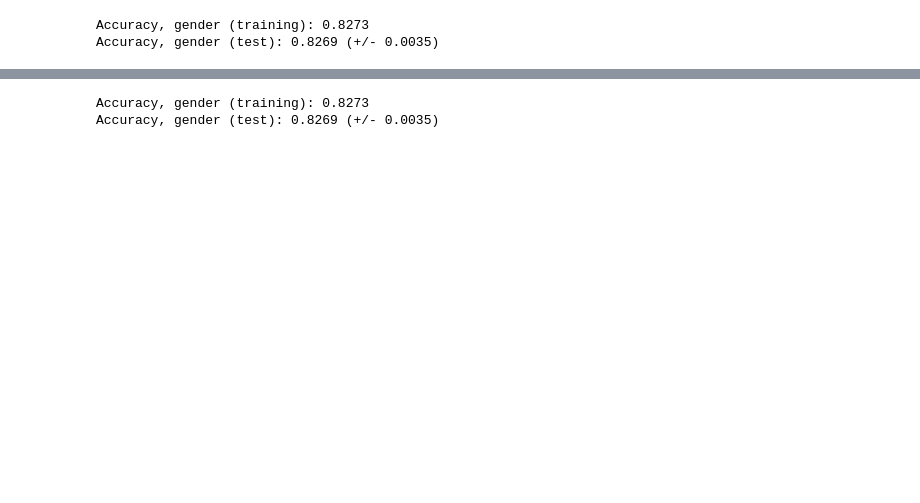
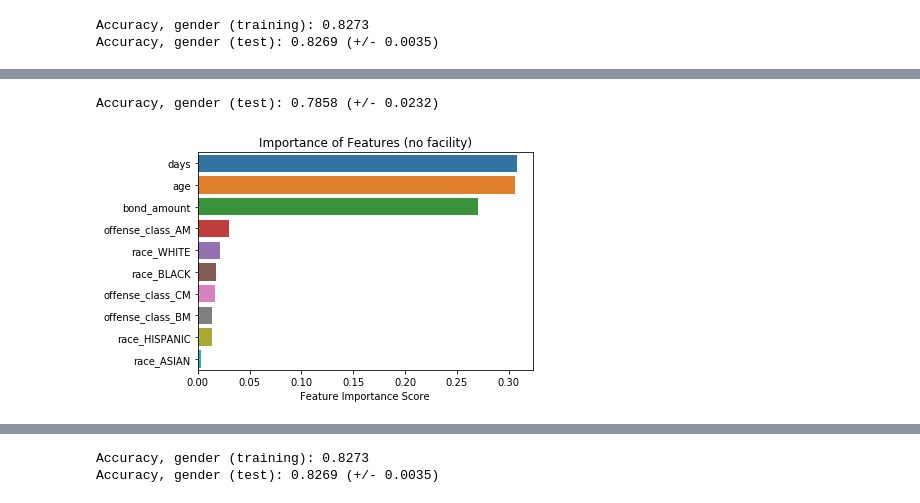
Before and after one commit to SlothDream/SBCap1_CT, a Jupyter notebook: Classification.ipynb, the cells around one changed output, grey strips where cells are left out. Cells and saved outputs as stored; diff of their text form; code cells hidden in the pictures; blank space fills up the shorter version.

Commit message:
First pass at hyperparameters

```diff
--- a/Classification.ipynb
+++ b/Classification.ipynb
@@ -160,0 +221,27 @@ Accuracy, gender (test): 0.8269 (+/- 0.0035)
+# %%
+# Define data and target
+X = mis_pre_df[['bond_amount','days','age','offense_class','race']]
+X = pd.get_dummies(X,columns=['offense_class','race'],drop_first=True)#.drop('race_ASIAN',axis=1)
+y = mis_pre_df.gender.ravel()
+
+X_train, X_test, y_train, y_test = train_test_split(X,y,test_size=.3,stratify=y)
+
+# Rescale the data
+scaler = MinMaxScaler()
+
+# Classifier
+#clf = DecisionTreeClassifier()
+clf = RandomForestClassifier(n_estimators=100,max_features=None)
+clf.fit(X_train,y_train)
+scores = cross_val_score(clf, X_test, y_test, cv=5)
+print("Accuracy, gender (test): %0.4f (+/- %0.4f)" % (scores.mean(), scores.std() * 2))
+
+clf.feature_importances_
+
+feature_imp = pd.Series(clf.feature_importances_,index=X.columns).sort_values(ascending=False)
+_ = sns.barplot(x=feature_imp, y=feature_imp.index)
+_ = plt.xlabel('Feature Importance Score')
+_ = plt.title('Importance of Features (no facility)')
+# %% [output]
+Accuracy, gender (test): 0.7858 (+/- 0.0232)
+[figure, added]
```
Also changed, not shown: parts of 11 cells of this notebook.
